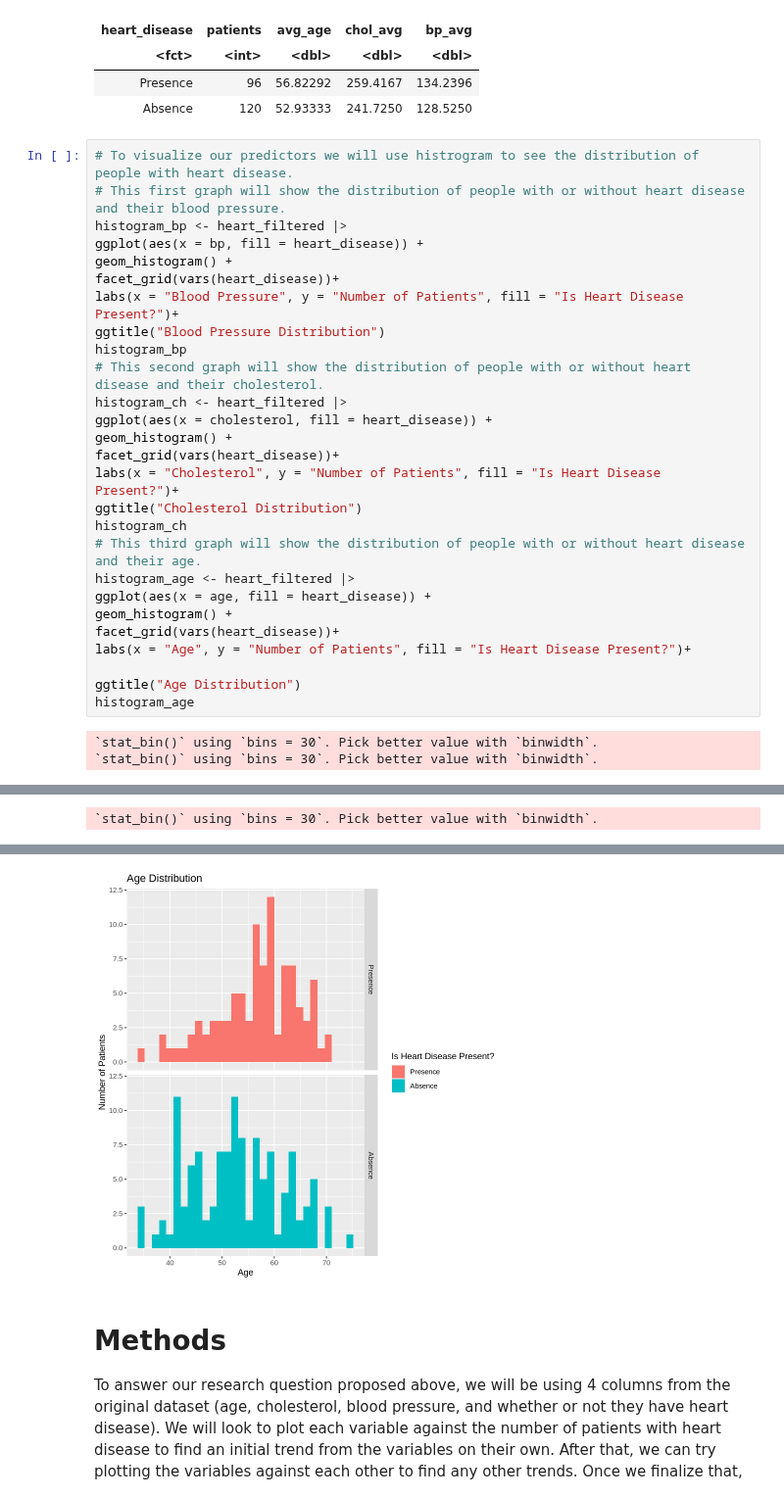
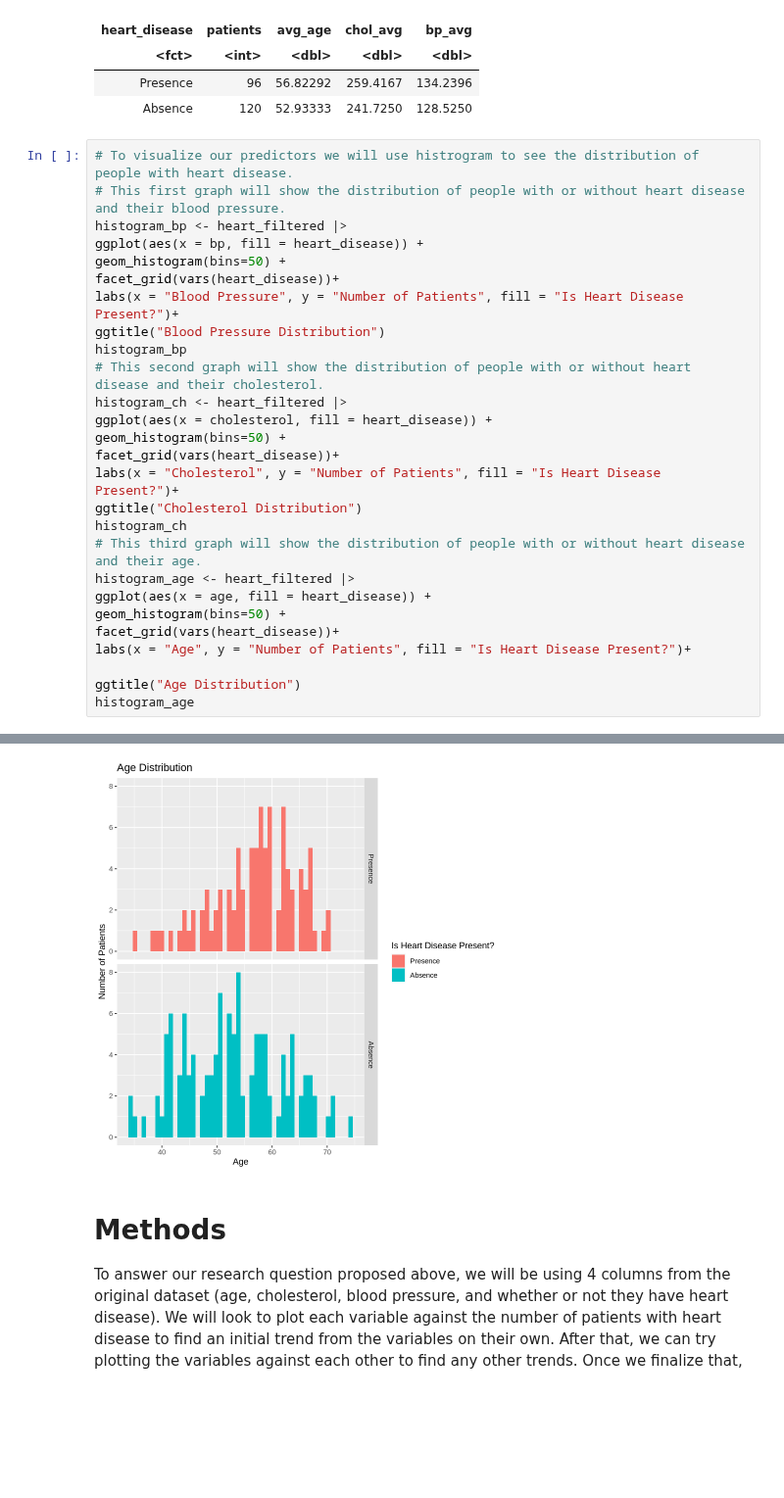
Before and after one commit to jake-fung/DSCI100-002-031-GroupProject, a Jupyter notebook: project_proposal.ipynb, the cells around one changed output, grey strips where cells are left out. Shown at 98% size. Cells and saved outputs as stored; diff of their text form; blank space fills up the shorter version.

```diff
--- a/project_proposal.ipynb
+++ b/project_proposal.ipynb
@@ -95,7 +95,7 @@ A tibble: 2 × 5
 # This first graph will show the distribution of people with or without heart disease and their blood pressure.
 histogram_bp <- heart_filtered |>
 ggplot(aes(x = bp, fill = heart_disease)) +
-geom_histogram() +
+geom_histogram(bins=50) +
 facet_grid(vars(heart_disease))+
 labs(x = "Blood Pressure", y = "Number of Patients", fill = "Is Heart Disease Present?")+
 ggtitle("Blood Pressure Distribution")
@@ -103,7 +103,7 @@ histogram_bp
 # This second graph will show the distribution of people with or without heart disease and their cholesterol.
 histogram_ch <- heart_filtered |>
 ggplot(aes(x = cholesterol, fill = heart_disease)) +
-geom_histogram() +
+geom_histogram(bins=50) +
 facet_grid(vars(heart_disease))+
 labs(x = "Cholesterol", y = "Number of Patients", fill = "Is Heart Disease Present?")+
 ggtitle("Cholesterol Distribution")
@@ -111,12 +111,10 @@ histogram_ch
 # This third graph will show the distribution of people with or without heart disease and their age.
 histogram_age <- heart_filtered |>
 ggplot(aes(x = age, fill = heart_disease)) +
-geom_histogram() +
+geom_histogram(bins=50) +
 facet_grid(vars(heart_disease))+
 labs(x = "Age", y = "Number of Patients", fill = "Is Heart Disease Present?")+
 
 ggtitle("Age Distribution")
 histogram_age
 # %% [output]
-`stat_bin()` using `bins = 30`. Pick better value with `binwidth`.
-`stat_bin()` using `bins = 30`. Pick better value with `binwidth`.
@@ -124 +121,0 @@ histogram_age
-`stat_bin()` using `bins = 30`. Pick better value with `binwidth`.
@@ -126,4 +123,4 @@ histogram_age
-[figure, old version]
+[figure, new version]
 # %% [markdown]
 # Methods
 To answer our research question proposed above, we will be using 4 columns from the original dataset (age, cholesterol, blood pressure, and whether or not they have heart disease). We will look to plot each variable against the number of patients with heart disease to find an initial trend from the variables on their own. After that, we can try plotting the variables against each other to find any other trends. Once we finalize that, we can design our KNN model to classify if a patient is likely to have heart disease based on the variables listed above. Since we are using three numerical variables, we may need to use multiple graphs to visualize our results.
```
Also changed, not shown: parts of 1 cell of this notebook.
